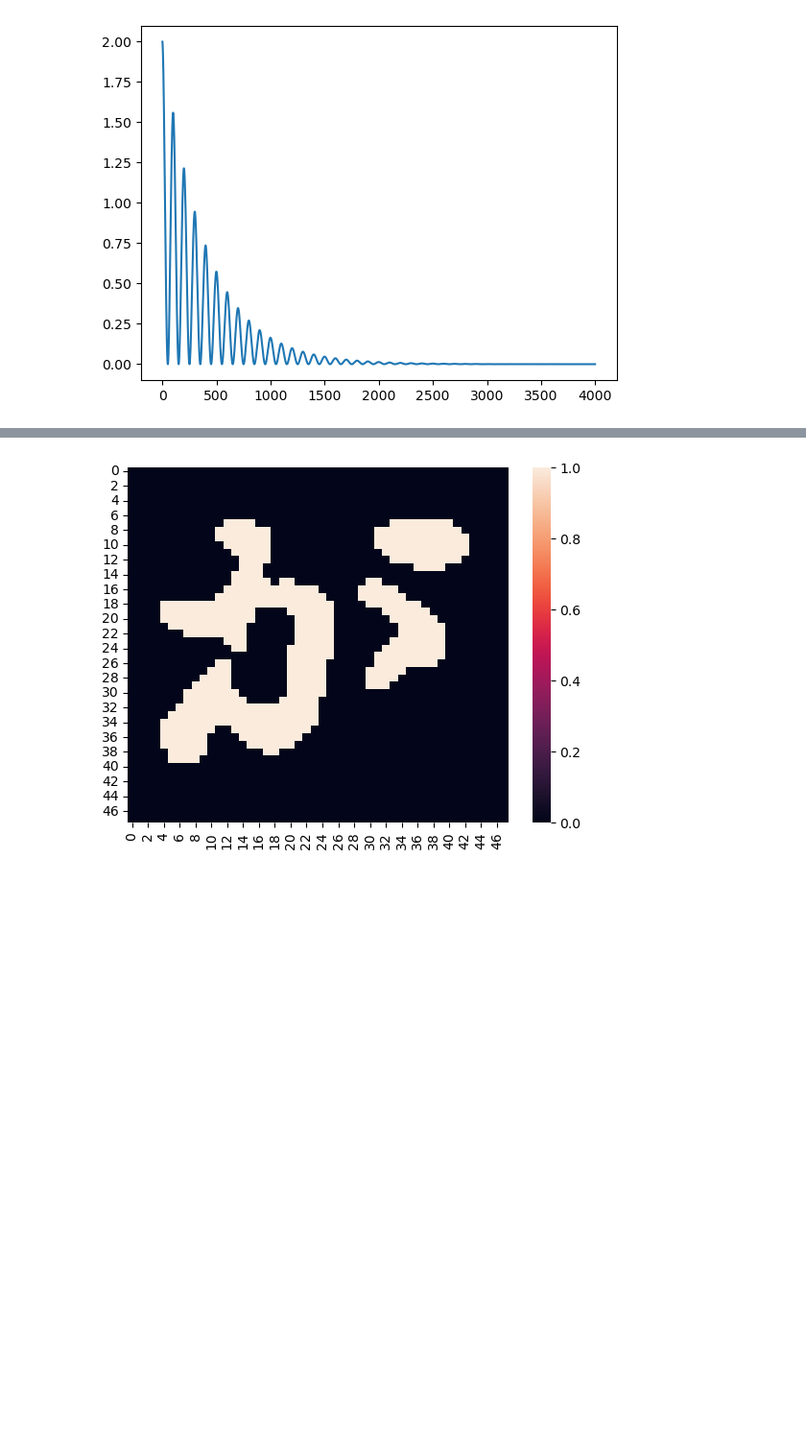
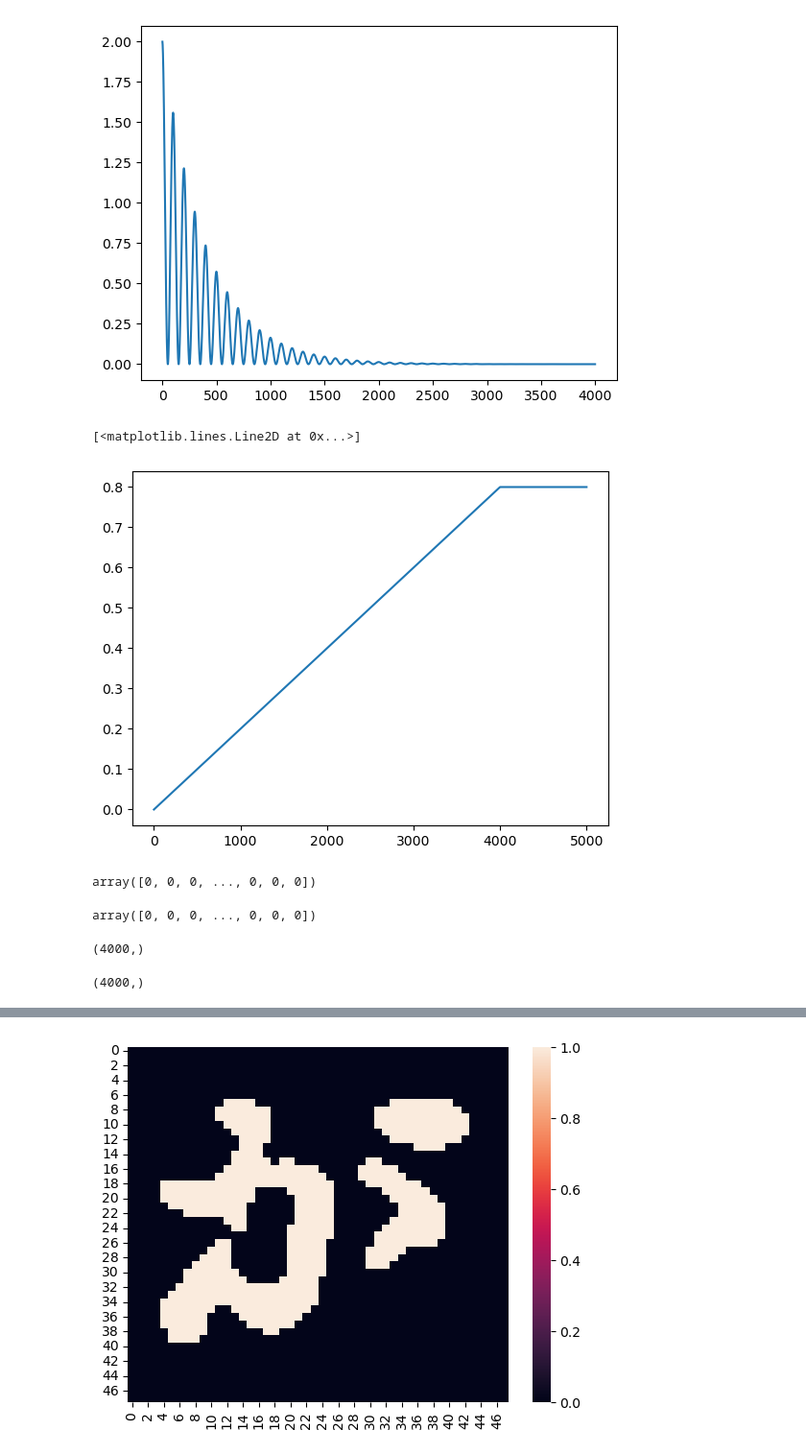
Before and after one commit to kabaten/kb_jisyupro, a Jupyter notebook: experiment.ipynb, the cells around one changed output, grey strips where cells are left out. Shown at 96% size. Saved outputs shown, nothing was run; the diff lists cells and outputs as text; code cells hidden in the pictures; blank space fills up the shorter version.

```diff
--- a/experiment.ipynb
+++ b/experiment.ipynb
@@ -768,3 +768,35 @@ plt.plot(x, y)
 # %% [output]
 [<matplotlib.lines.Line2D at 0x...>]
 [figure]
+# %%
+
+# y = np.array(range(5000))
+# for i in range(5000):
+#     if y[i] < 4000:
+#         y[i] = y[i]*0.7/4000 + 0.1
+#     else:
+#         y[i] = 0.8
+
+# x = np.array(range(0,5000))
+plt.plot([0, 4000, 5000], [0, 0.8, 0.8])
+# %% [output]
+[<matplotlib.lines.Line2D at 0x...>]
+[figure, added]
+# %%
+y2
+# %% [output]
+array([0, 0, 0, ..., 0, 0, 0])
+# %%
+y = np.zeros_like(x)
+y[x < 4000] = x[x < 4000]*0.7/4000 + 0.1
+y
+# %% [output]
+array([0, 0, 0, ..., 0, 0, 0])
+# %%
+x[x<4000].shape
+# %% [output]
+(4000,)
+# %%
+y[x<4000].shape
+# %% [output]
+(4000,)
```
Also changed, not shown: parts of 41 cells of this notebook, 21 other files.
